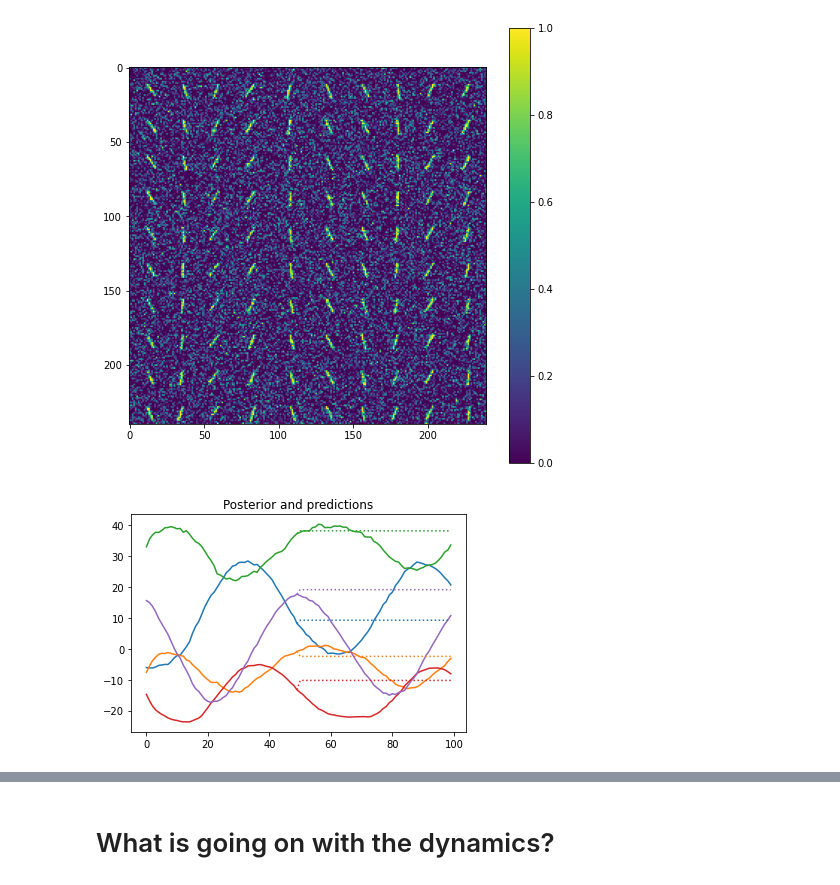
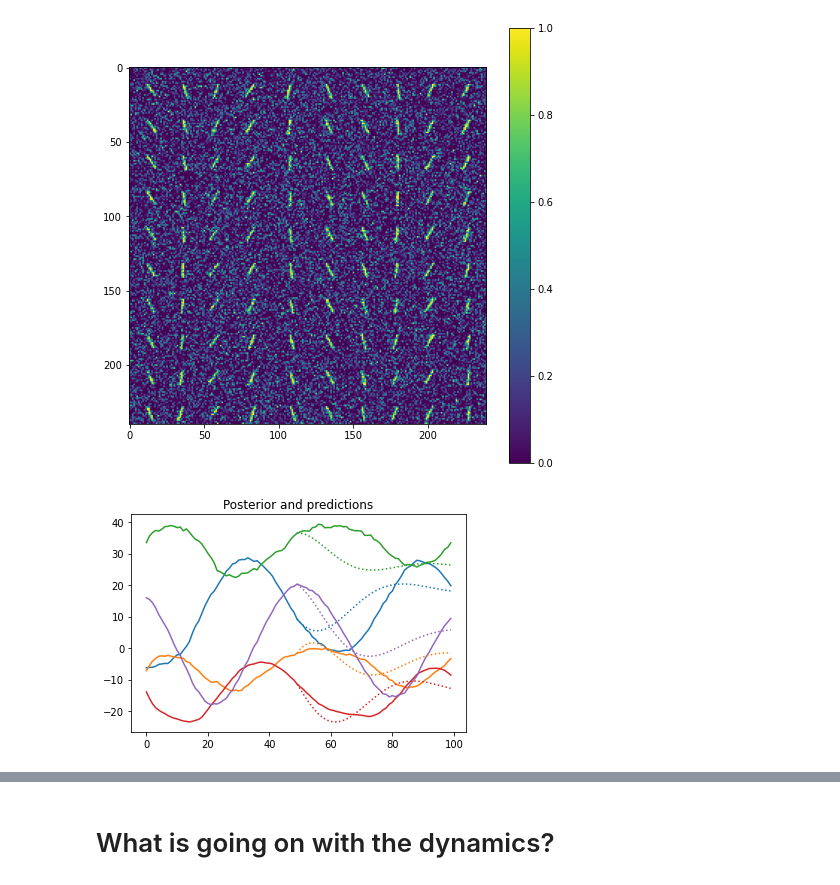
Before and after one commit to matthew9671/MattLab, a Jupyter notebook: Revisiting_SVAE.ipynb, the cells around one changed output, grey strips where cells are left out. Drawn from its saved outputs; the diff is of its cells as text; code cells hidden in the pictures.

Commit message:
Fixed issue with the predict function

```diff
--- a/Revisiting_SVAE.ipynb
+++ b/Revisiting_SVAE.ipynb
@@ -2345,7 +2345,7 @@ def svae_loss(key, model, data_batch, model_params, **train_params):
 
 def predict_forward(x, A, b, T):
     def _step(carry, t):
-        carry = A @ x + b
+        carry = A @ carry + b
         return carry, carry
     return scan(_step, x, np.arange(T))[1]
 
@@ -3736,6 +3739,8 @@ model = model_dict["model"]
 # %% [output]
 Full dataset: (200, 200, 24, 24, 1)
 Subset: (100, 100, 24, 24, 1)
+# %%
+prior_params["A"] = truncate_singular_values(prior_params["A"])
 # %%
 # @title Sample from the prior and visualize its decoding
 key = key_0
@@ -3762,28 +3772,21 @@ plt.colorbar()
 # %%
 temp_params = deepcopy(run_params)
 temp_params["mask_size"] = 0
 out = model.elbo(jr.PRNGKey(0), data, params, **temp_params)
 post_params = out["posterior_params"]
 post_dist = model.posterior.distribution(post_params)
 Ex = post_dist.mean()
 A = prior_params["A"]
 b = prior_params["b"]
 T = 100
-Ex_pred = predict_forward(Ex[T//2-1], A.T, b, T//2)
+Ex_pred = predict_forward(Ex[T//2-1], A, b, T//2)
 hs = plt.plot(Ex)
 hs_ = plt.plot(np.arange(T//2-1, T), np.concatenate([Ex[T//2-1][None], Ex_pred]), linestyle=":")
 plt.title("Posterior and predictions")
 for i in range(len(hs)):
     hs_[i].set_color(hs[i].get_color())
-# plt.figure()
-# plot_pcs(Ex)
-# plt.title("Posterior PCs")
-# plt.figure()
-# plt.plot(angles)
-# plt.title("True pendulum angle")
-# plt.plot((angles[1:]-angles[:-1])*20)
 # %% [output]
-[figure, old version]
+[figure, new version]
 # %%
 out_dist = model.decoder.apply(dec_params, np.concatenate([Ex[:T//2], Ex_pred]))
 y_decoded = out_dist.mean()
```
Also changed, not shown: parts of 9 cells of this notebook.
